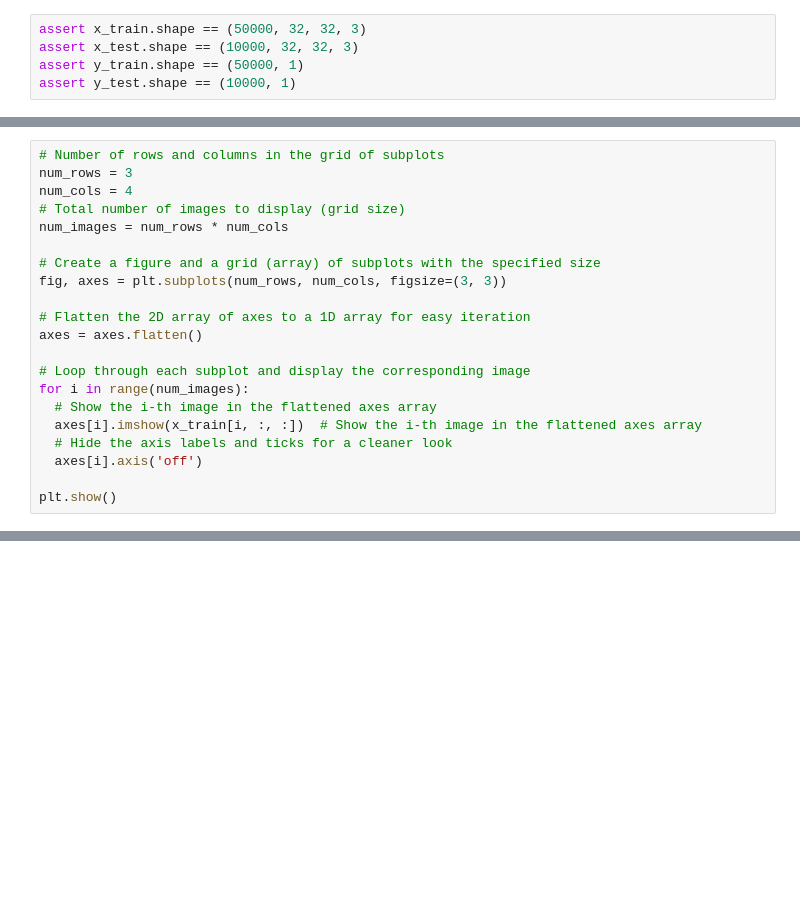
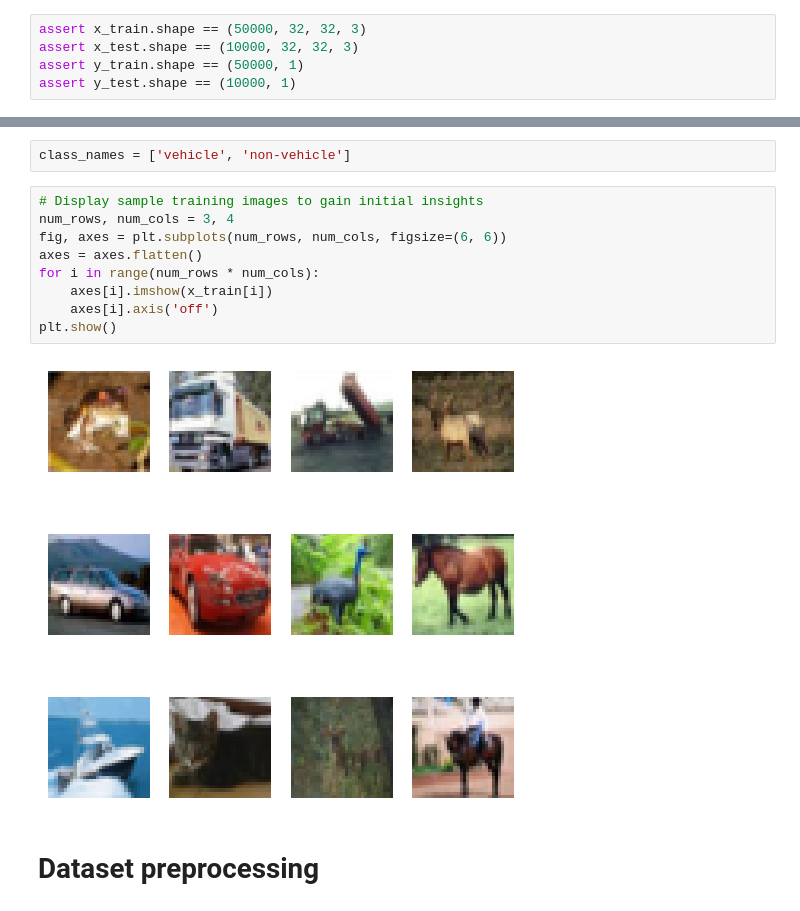
Before and after one commit to silentfortin/ai-portfolio, a Jupyter notebook: 05-dl-autonomous-vehicle/dl_autonomous_vehicle.ipynb, the cells around one changed output, grey strips where cells are left out. Cells and saved outputs as stored; diff of their text form; blank space fills up the shorter version.

```diff
--- a/05-dl-autonomous-vehicle/dl_autonomous_vehicle.ipynb
+++ b/05-dl-autonomous-vehicle/dl_autonomous_vehicle.ipynb
@@ -37,21 +42,0 @@ tf.random.set_seed(SEED_VALUE)
-# %%
-# Number of rows and columns in the grid of subplots
-num_rows = 3
-num_cols = 4
-# Total number of images to display (grid size)
-num_images = num_rows * num_cols
-
-# Create a figure and a grid (array) of subplots with the specified size
-fig, axes = plt.subplots(num_rows, num_cols, figsize=(3, 3))
-
-# Flatten the 2D array of axes to a 1D array for easy iteration
-axes = axes.flatten()
-
-# Loop through each subplot and display the corresponding image
-for i in range(num_images):
-  # Show the i-th image in the flattened axes array
-  axes[i].imshow(x_train[i, :, :])  # Show the i-th image in the flattened axes array
-  # Hide the axis labels and ticks for a cleaner look
-  axes[i].axis('off')
-
-plt.show()
@@ -224,0 +43,15 @@ Test accuracy: 95.810
+# %%
+class_names = ['vehicle', 'non-vehicle']
+# %%
+# Display sample training images to gain initial insights
+num_rows, num_cols = 3, 4
+fig, axes = plt.subplots(num_rows, num_cols, figsize=(6, 6))
+axes = axes.flatten()
+for i in range(num_rows * num_cols):
+    axes[i].imshow(x_train[i])
+    axes[i].axis('off')
+plt.show()
+# %% [output]
+[figure, added]
+# %% [markdown]
+# Dataset preprocessing
```
Also changed, not shown: parts of 59 cells of this notebook.
